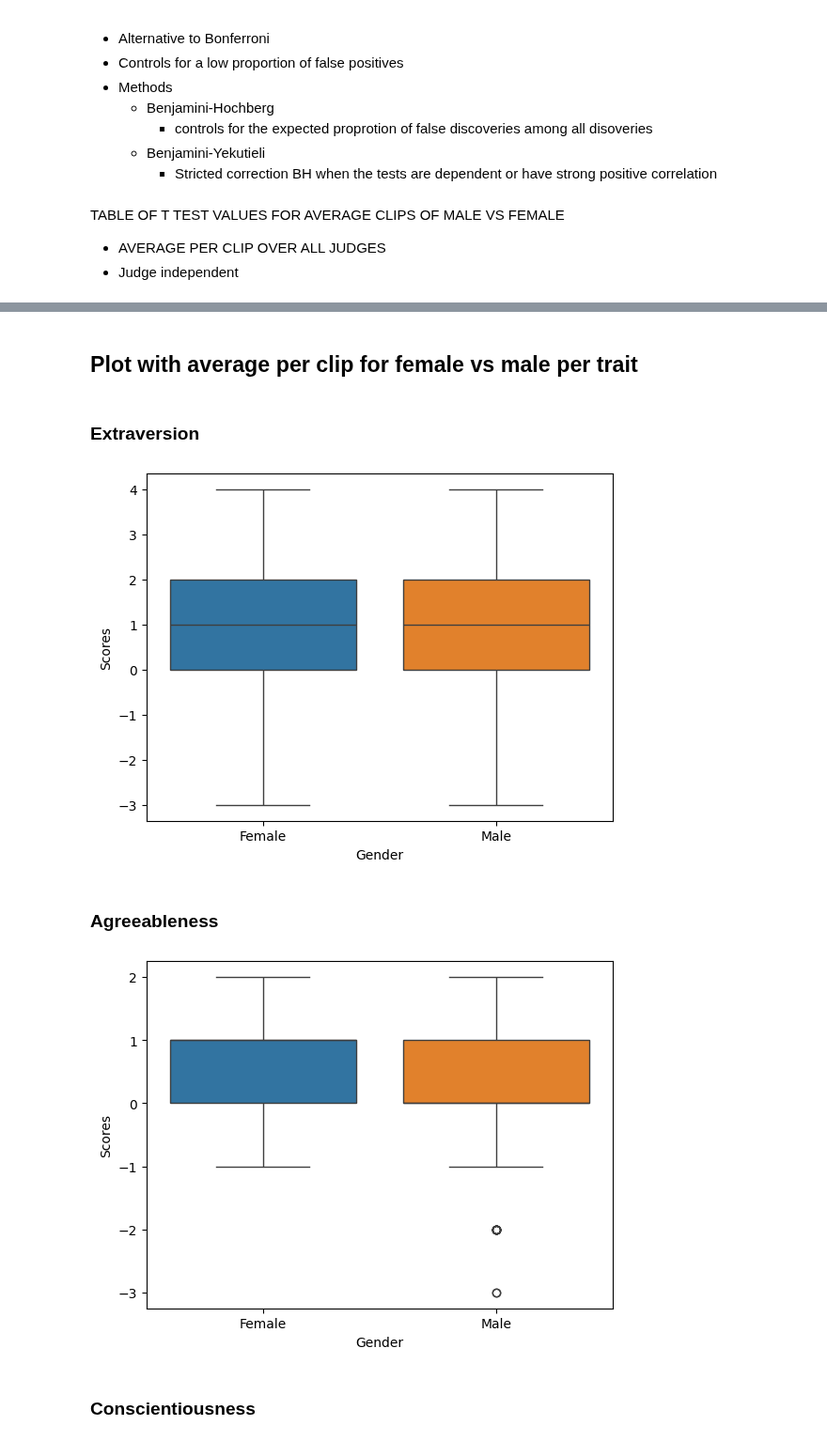
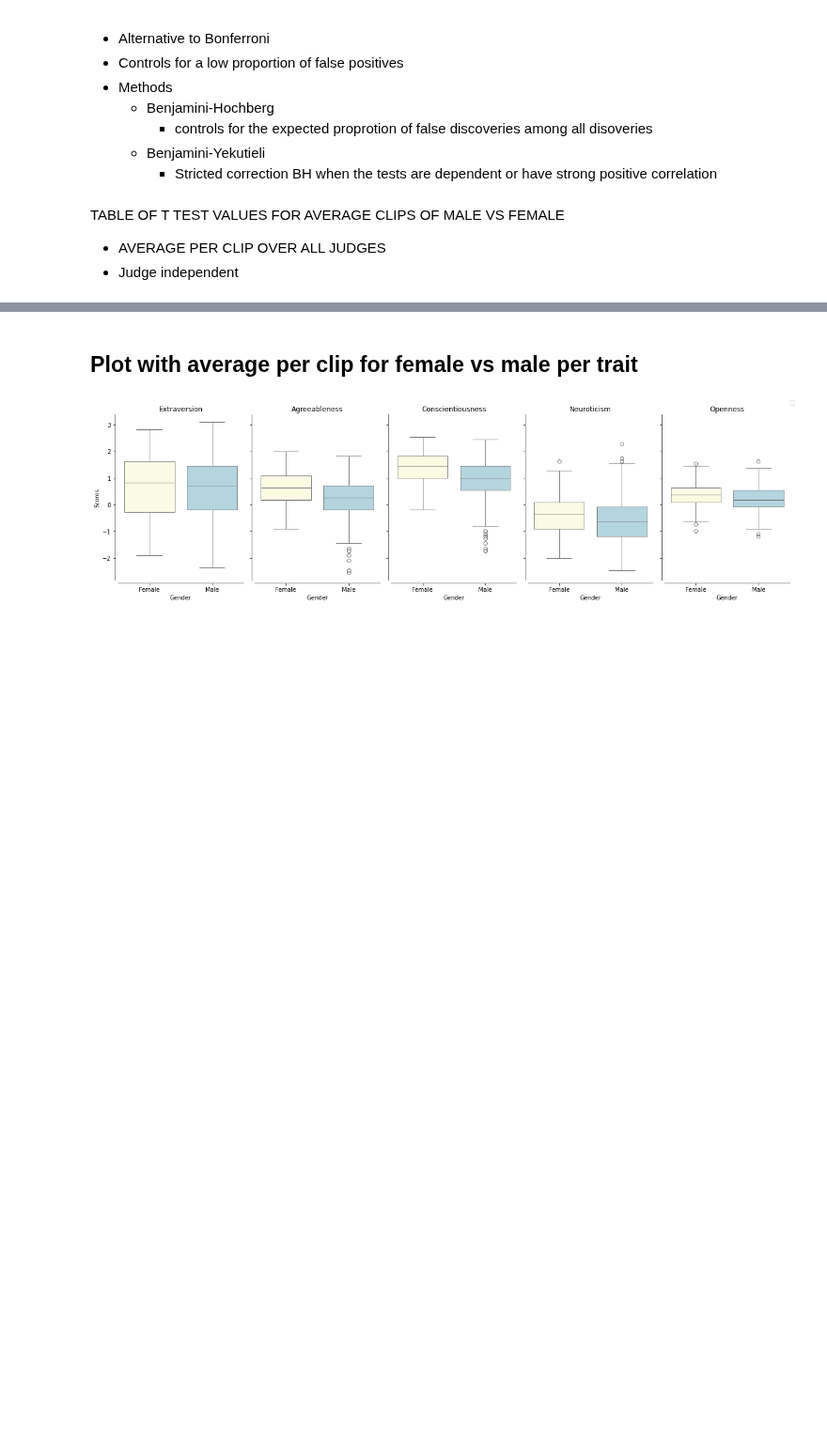
Before and after one commit to sophiak12/Individual_Project, a Jupyter notebook: src/dataManipulation.ipynb, the cells around one changed output, grey strips where cells are left out. Shown at 94% size. Saved outputs shown, nothing was run; the diff lists cells and outputs as text; code cells hidden in the pictures; blank space fills up the shorter version.

```diff
--- a/src/dataManipulation.ipynb
+++ b/src/dataManipulation.ipynb
@@ -1080,39 +1052,41 @@ def corrPerTraitBetweenGendersOnejudge(judge):
 # %%
 
 
 def boxPlotAveragePerClipGender(averageType):
     display(Markdown('## Plot with average per clip for female vs male per trait'))
+    fig, axes = plt.subplots(1, 5, figsize=(17, 5), sharey=True)
 
-    for i in range(1,6):
-        display(Markdown(f'### {bigFive[i-1]}'))
-        if (averageType=='median'):
-            dfF = np.array(medianScoresPerClipGender('F')[:,i].tolist())
-            dfM = np.array(medianScoresPerClipGender('M')[:,i].tolist())
-        if (averageType=='mean'):
-            dfF = np.array(meanScoresPerClipGender('F')[:,i].tolist())
-            dfM = np.array(meanScoresPerClipGender('M')[:,i].tolist())
-        # dfF = np.array(medianScoresPerClipGender('F')[:,i])
-        # dfM = np.array(medianScoresPerClipGender('M')[:,i])
-        colorsdfF = ['green'] * len(dfF)  # Assign green color to female
+    for i in range(1, 6):
+
+        if averageType == 'median':
+            dfF = np.array(medianScoresPerClipGender('F')[:, i].tolist())
+            dfM = np.array(medianScoresPerClipGender('M')[:, i].tolist())
+        elif averageType == 'mean':
+            dfF = np.array(meanScoresPerClipGender('F')[:, i].tolist())
+            dfM = np.array(meanScoresPerClipGender('M')[:, i].tolist())
+
+        colorsdfF = ['lightyellow'] * len(dfF)  # Assign green color to female
         colorsdfM = ['lightblue'] * len(dfM)  # Assign blue color to male
-        combinedData = np.concatenate((dfF,dfM),axis=0)
+
+        combinedData = np.concatenate((dfF, dfM), axis=0)
         labels = ['Female'] * len(dfF) + ['Male'] * len(dfM)
-        df = pd.DataFrame({'Scores': combinedData, 'Gender' : labels})
-        box = sns.boxplot(x='Gender', y='Scores', hue='Gender',data=df, legend=False)
-        plt.show()
 
-        # plt.scatter(dfM,range(len(dfM)), color=colorsdfM, label='Male')
-        # plt.scatter(dfF, range(len(dfF)), color=colorsdfF, label='Female')
-        # plt.xlabel('Scores')
-        # plt.ylabel('Count')
-        # plt.legend()
-        # plt.show()
+        df = pd.DataFrame({'Scores': combinedData, 'Gender': labels})
 
-# boxPlotAveragePerClipGender('median')
+        # Plot the box plot on the corresponding subplot
+        sns.boxplot(x='Gender', y='Scores', data=df, ax=axes[i-1], hue='Gender', palette=[colorsdfF[0], colorsdfM[0]])
+        sns.despine(offset = 5)
+
+        axes[i-1].set_title(f'{bigFive[i-1]}')
+
+    # Create a legend
+    handles, labels = axes[0].get_legend_handles_labels()
+    fig.legend(handles, labels, loc='upper right')
+
+    plt.tight_layout()
+    plt.show()
+#
+# boxPlotAveragePerClipGender('mean')
 # %% [output]
 ## Plot with average per clip for female vs male per trait
-### Extraversion
-[figure, old version]
+[figure, new version]
-### Agreeableness
-[figure, removed]
-### Conscientiousness
```
Also changed, not shown: parts of 9 cells of this notebook, 4 other files.
